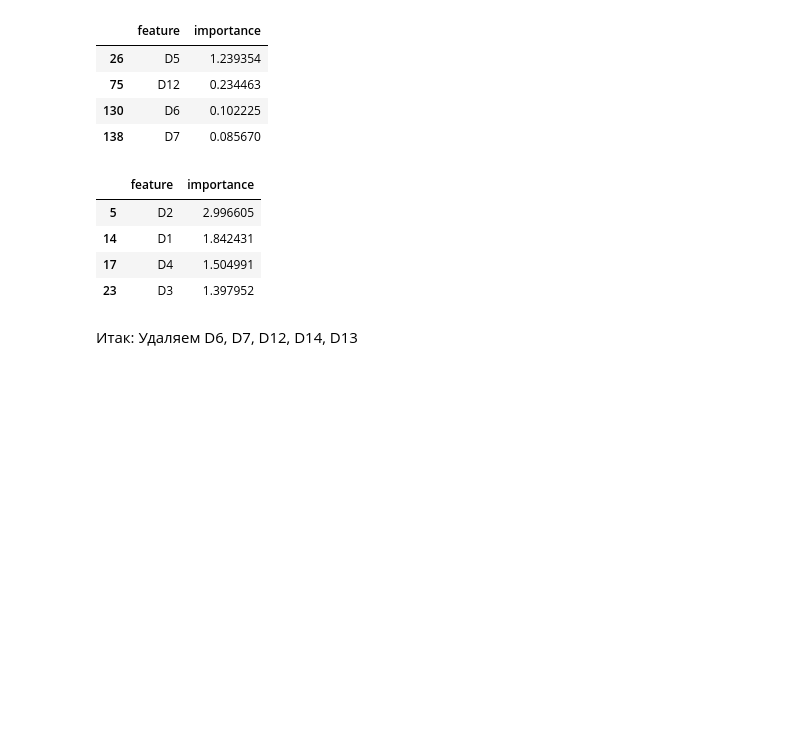
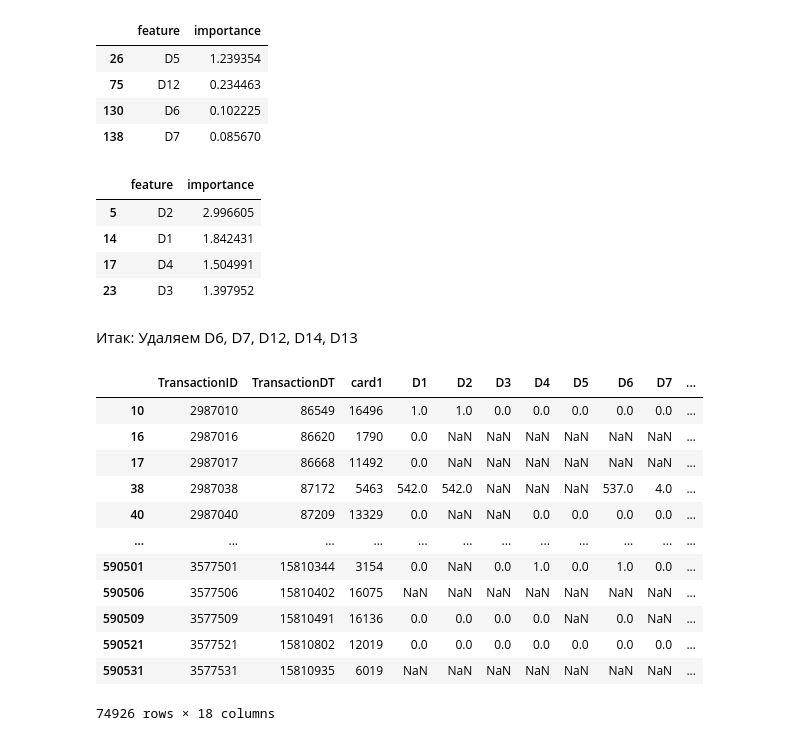
Before and after one commit to ElZho/ElZho, a Jupyter notebook: IsFraud_D_analyse.ipynb, the cells around one changed output. Drawn from its saved outputs; the diff is of its cells as text; code cells hidden in the pictures; blank space fills up the shorter version.

```diff
--- a/IsFraud_D_analyse.ipynb
+++ b/IsFraud_D_analyse.ipynb
@@ -534,0 +537,16 @@ feature_imortans_second.query('feature in ("D1", "D2", "D3", "D4")')
+# %%
+data_train_full[~data_train_full['D9'].isna()]
+# %% [output]
+|  | TransactionID | TransactionDT | card1 | D1 | D2 | D3 | D4 | D5 | D6 | D7 | ... |
+| 10 | 2987010 | 86549 | 16496 | 1.0 | 1.0 | 0.0 | 0.0 | 0.0 | 0.0 | 0.0 | ... |
+| 16 | 2987016 | 86620 | 1790 | 0.0 | NaN | NaN | NaN | NaN | NaN | NaN | ... |
+| 17 | 2987017 | 86668 | 11492 | 0.0 | NaN | NaN | NaN | NaN | NaN | NaN | ... |
+| 38 | 2987038 | 87172 | 5463 | 542.0 | 542.0 | NaN | NaN | NaN | 537.0 | 4.0 | ... |
+| 40 | 2987040 | 87209 | 13329 | 0.0 | NaN | NaN | 0.0 | 0.0 | 0.0 | 0.0 | ... |
+| ... | ... | ... | ... | ... | ... | ... | ... | ... | ... | ... | ... |
+| 590501 | 3577501 | 15810344 | 3154 | 0.0 | NaN | 0.0 | 1.0 | 0.0 | 1.0 | 0.0 | ... |
+| 590506 | 3577506 | 15810402 | 16075 | NaN | NaN | NaN | NaN | NaN | NaN | NaN | ... |
+| 590509 | 3577509 | 15810491 | 16136 | 0.0 | 0.0 | 0.0 | 0.0 | NaN | 0.0 | NaN | ... |
+| 590521 | 3577521 | 15810802 | 12019 | 0.0 | 0.0 | 0.0 | 0.0 | 0.0 | 0.0 | 0.0 | ... |
+| 590531 | 3577531 | 15810935 | 6019 | NaN | NaN | NaN | NaN | NaN | NaN | NaN | ... |
+74926 rows × 18 columns
```
Also changed, not shown: parts of 4 cells of this notebook.
